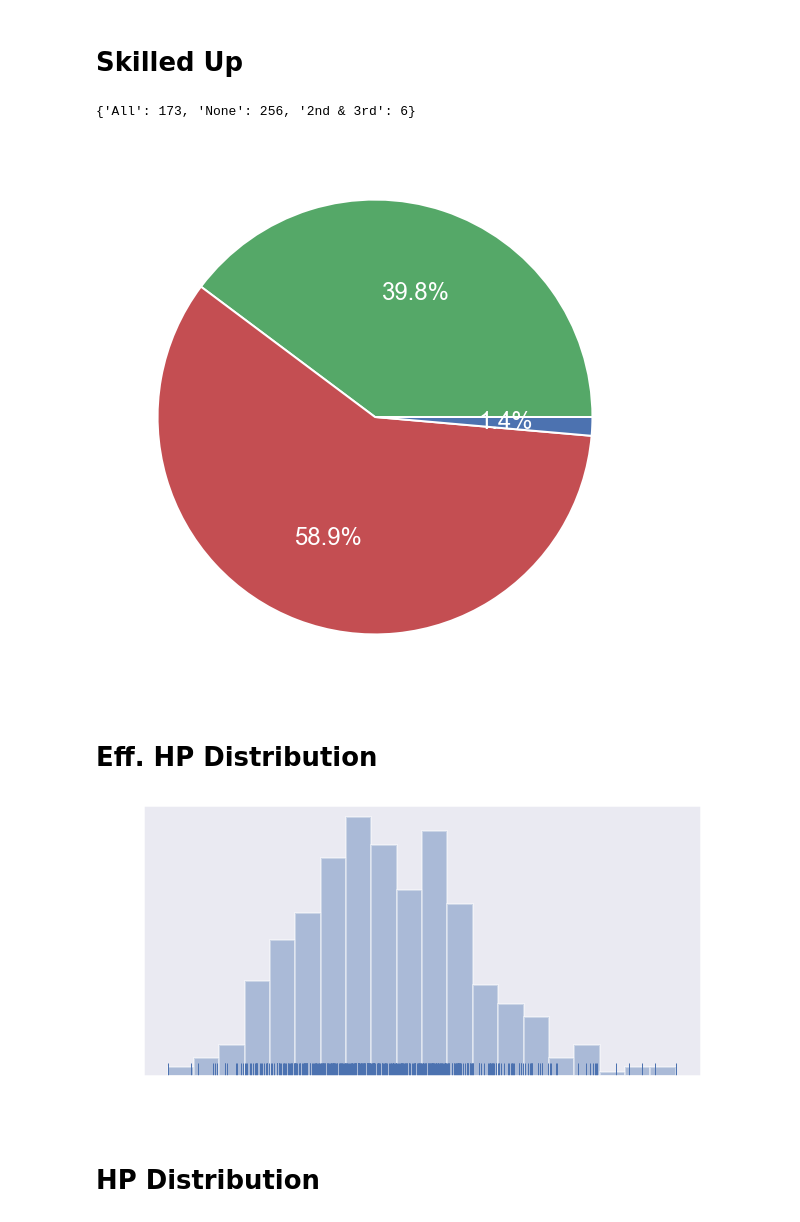
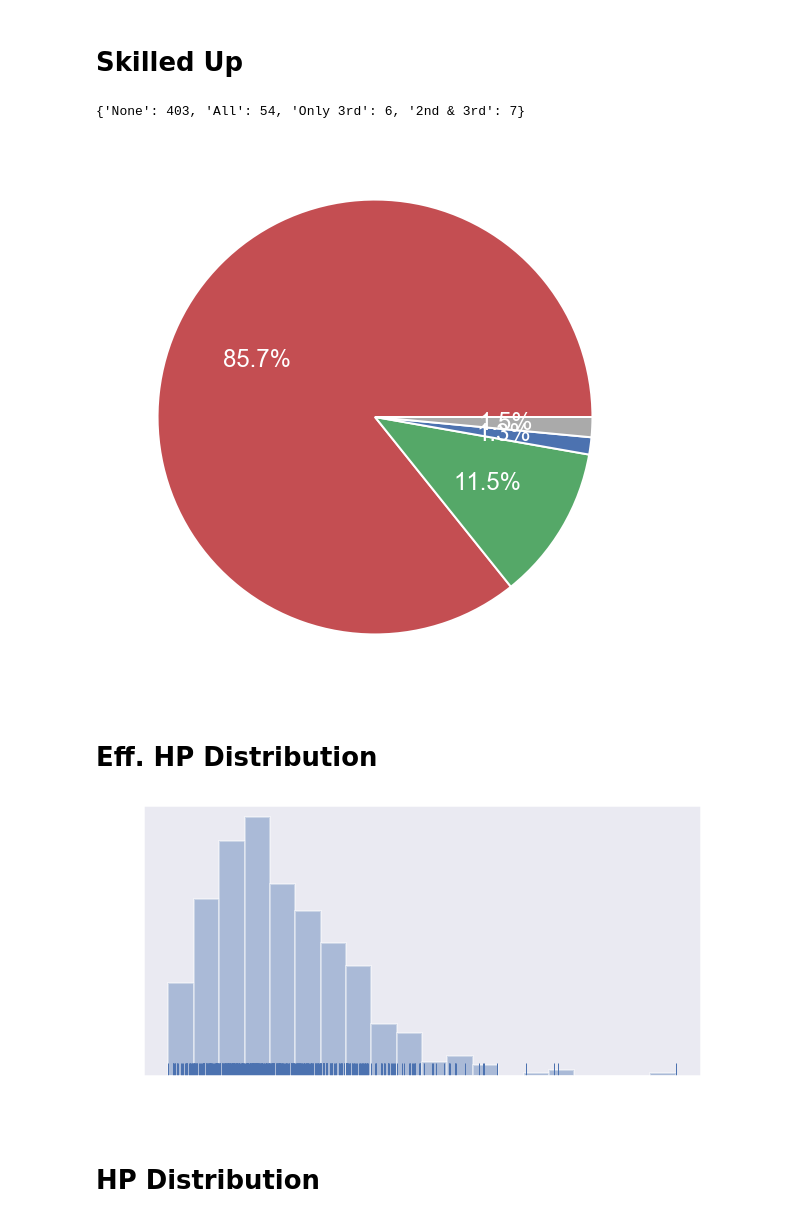
Before and after one commit to QuatZo/swstats, a Jupyter notebook: report files/report_example.ipynb, the cells around one changed output. Cells and saved outputs as stored; diff of their text form; code cells hidden in the pictures.

```diff
--- a/report files/report_example.ipynb
+++ b/report files/report_example.ipynb
@@ -13,10 +13,10 @@ sns.set_style("dark")
 sns.set_context("poster")
 matplotlib.rcParams['text.color'] = 'white'
 
-monster = "xiong_fei"
-filename = monster + "_20200713.csv"
+monster = "kro_2a"
+filename = monster + "_20200813.csv"
 
-max_skills = [6, 3, 7]
+max_skills = [4, 3, 2]
 
 df = pd.read_csv(filename)
 df_full = pd.read_csv(filename)
@@ -74,35 +74,35 @@ plt.show()
 # %%
 skills_count = {}
 
 for value, count in df_stars6['Skillups'].value_counts().items():
     skillups = eval(value)
     if skillups == max_skills:
         skills_count['All'] = count
     elif skillups[:2] == max_skills[:2] and count > 5:
         skills_count['1st & 2nd'] = count
     elif [skillups[0], skillups[2]] == [max_skills[0], max_skills[2]] and count > 5:
         skills_count['1st & 3rd'] = count
     elif skillups[1:] == max_skills[1:] and count > 5:
         skills_count['2nd & 3rd'] = count
     elif skillups[0] == max_skills[0] and count > 5:
         skills_count['Only 1st'] = count
     elif skillups[1] == max_skills[1] and count > 5:
         skills_count['Only 2nd'] = count
     elif skillups[2] == max_skills[2] and count > 5:
         skills_count['Only 3rd'] = count
     else:
         if 'None' not in skills_count.keys():
             skills_count['None'] = 0
         skills_count['None'] += count
 
 print(skills_count)
 fig = plt.figure(figsize=(10, 10))
-plt.pie(list(skills_count.values()), labels=skills_count.keys(), autopct='%1.1f%%', colors=['g', 'r', 'b'])
+plt.pie(list(skills_count.values()), labels=skills_count.keys(), autopct='%1.1f%%', colors=['r', 'g', 'b', '#aaaaaa'])
 plt.savefig(monster + "_pie_skillups.png", transparent=True, bbox_inches = "tight")
 plt.show()
 # %% [output]
-{'All': 173, 'None': 256, '2nd & 3rd': 6}
+{'None': 403, 'All': 54, 'Only 3rd': 6, '2nd & 3rd': 7}
-[figure, old version]
+[figure, new version]
 # %% [markdown]
 # Eff. HP Distribution
 # %%
@@ -111,7 +111,7 @@ sns.distplot(df_stars6["Eff.HP"], bins=20, kde=False, rug=True).set_xlabel(None)
 plt.tick_params(labelcolor='white')
 plt.savefig(monster + "_dist_effhp.png", transparent=True, bbox_inches = "tight")
 # %% [output]
-[figure, old version]
+[figure, new version]
 # %% [markdown]
 # HP Distribution
 # %%
```
Also changed, not shown: parts of 20 cells of this notebook, 2 other files.
